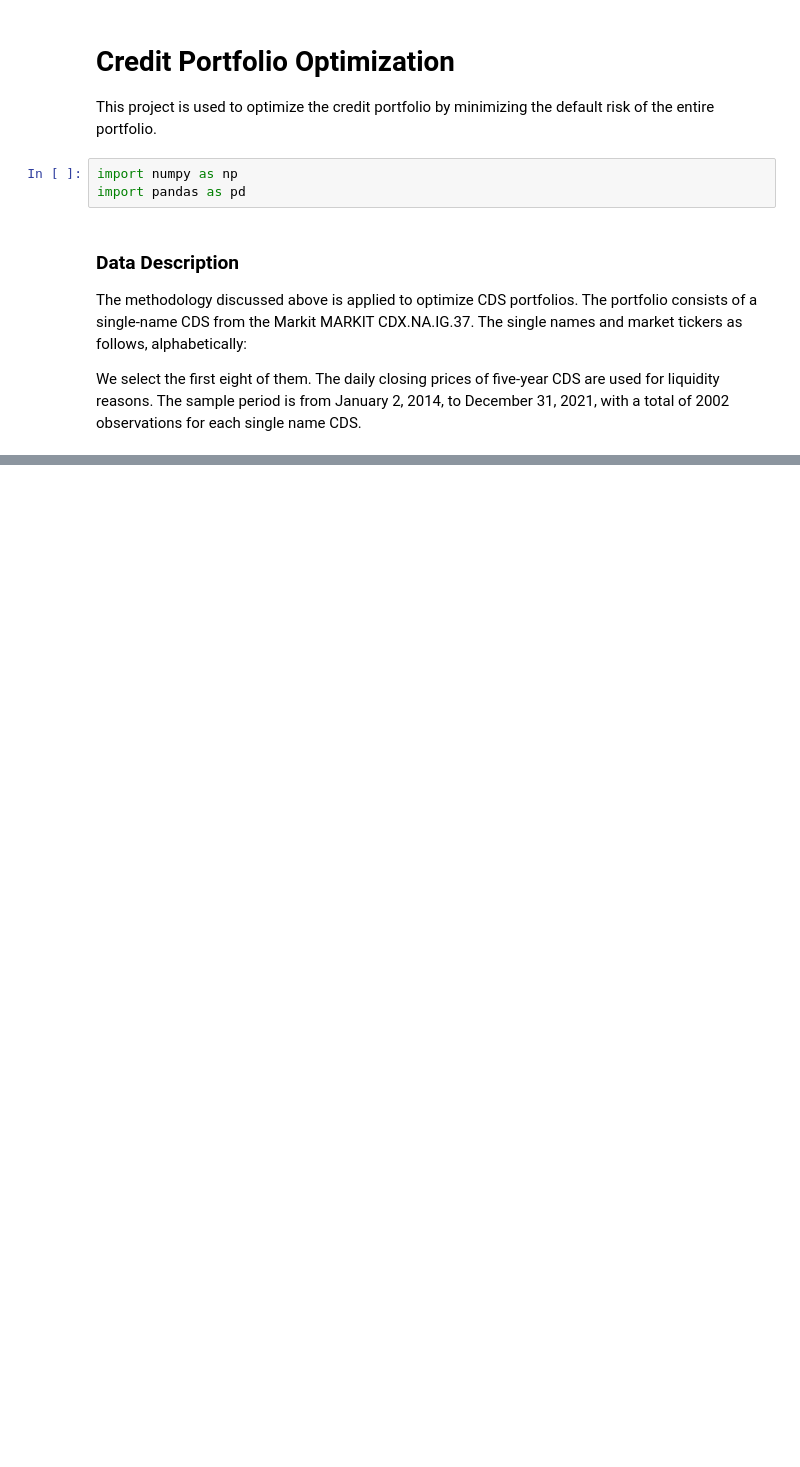
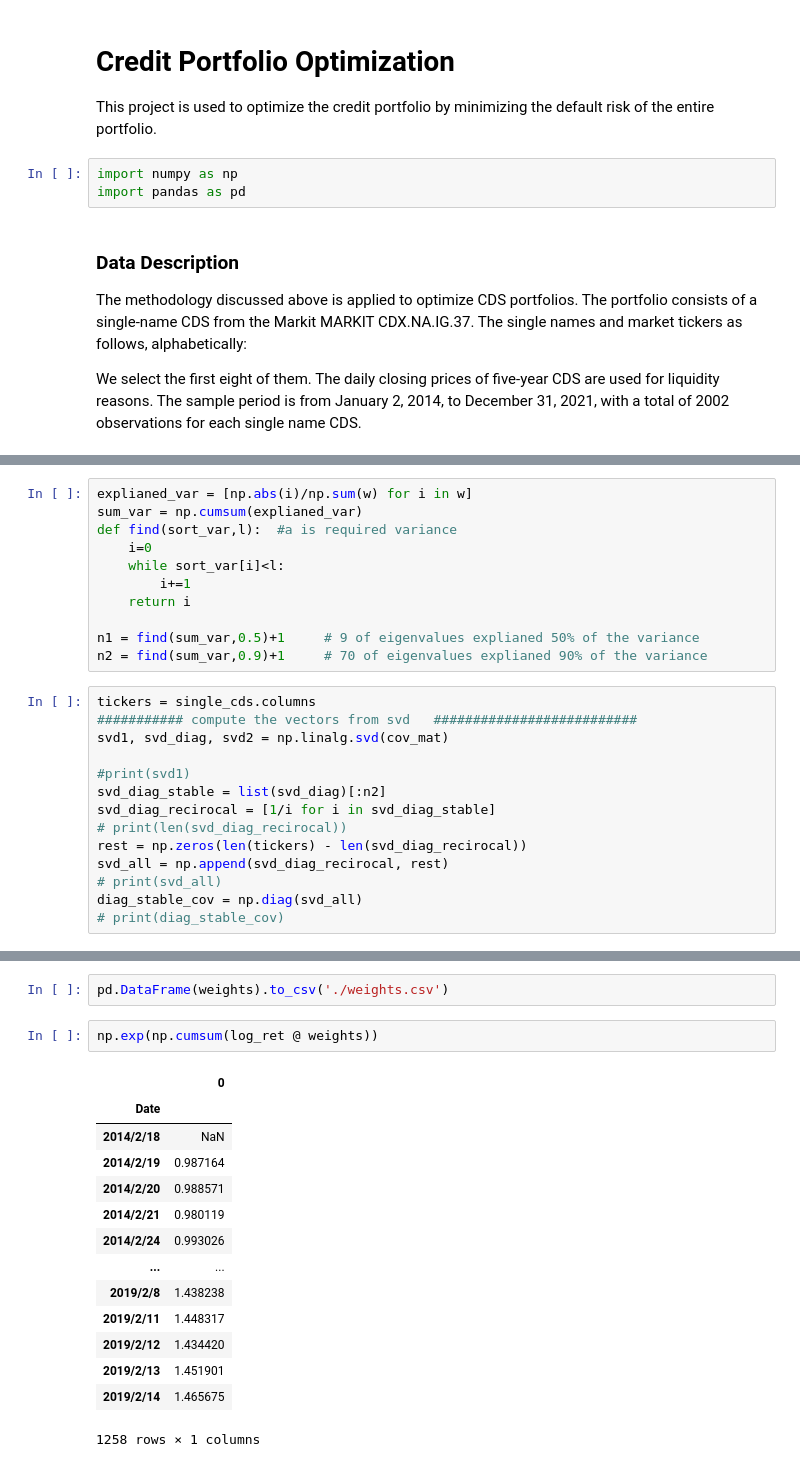
Before and after one commit to ivyxue16/CDS-Project, a Jupyter notebook: CDS_Portfolio_Optimization.ipynb, the cells around one changed output, grey strips where cells are left out. Saved outputs shown, nothing was run; the diff lists cells and outputs as text; blank space fills up the shorter version.

```diff
--- a/CDS_Portfolio_Optimization.ipynb
+++ b/CDS_Portfolio_Optimization.ipynb
@@ -25,0 +120,25 @@ df.head()
+# %%
+explianed_var = [np.abs(i)/np.sum(w) for i in w]
+sum_var = np.cumsum(explianed_var)
+def find(sort_var,l):  #a is required variance
+    i=0
+    while sort_var[i]<l:
+        i+=1
+    return i
+
+n1 = find(sum_var,0.5)+1     # 9 of eigenvalues explianed 50% of the variance
+n2 = find(sum_var,0.9)+1     # 70 of eigenvalues explianed 90% of the variance
+# %%
+tickers = single_cds.columns
+########### compute the vectors from svd   ##########################
+svd1, svd_diag, svd2 = np.linalg.svd(cov_mat)
+
+#print(svd1)
+svd_diag_stable = list(svd_diag)[:n2]
+svd_diag_recirocal = [1/i for i in svd_diag_stable]
+# print(len(svd_diag_recirocal))
+rest = np.zeros(len(tickers) - len(svd_diag_recirocal))
+svd_all = np.append(svd_diag_recirocal, rest)
+# print(svd_all)
+diag_stable_cov = np.diag(svd_all)
+# print(diag_stable_cov)
@@ -25,0 +200,19 @@ df.head()
+# %%
+pd.DataFrame(weights).to_csv('./weights.csv')
+# %%
+np.exp(np.cumsum(log_ret @ weights))
+# %% [output]
+|  | 0 |
+| Date |  |
+| 2014/2/18 | NaN |
+| 2014/2/19 | 0.987164 |
+| 2014/2/20 | 0.988571 |
+| 2014/2/21 | 0.980119 |
+| 2014/2/24 | 0.993026 |
+| ... | ... |
+| 2019/2/8 | 1.438238 |
+| 2019/2/11 | 1.448317 |
+| 2019/2/12 | 1.434420 |
+| 2019/2/13 | 1.451901 |
+| 2019/2/14 | 1.465675 |
+1258 rows × 1 columns
```
Also changed, not shown: parts of 13 cells of this notebook, 4 other files.
